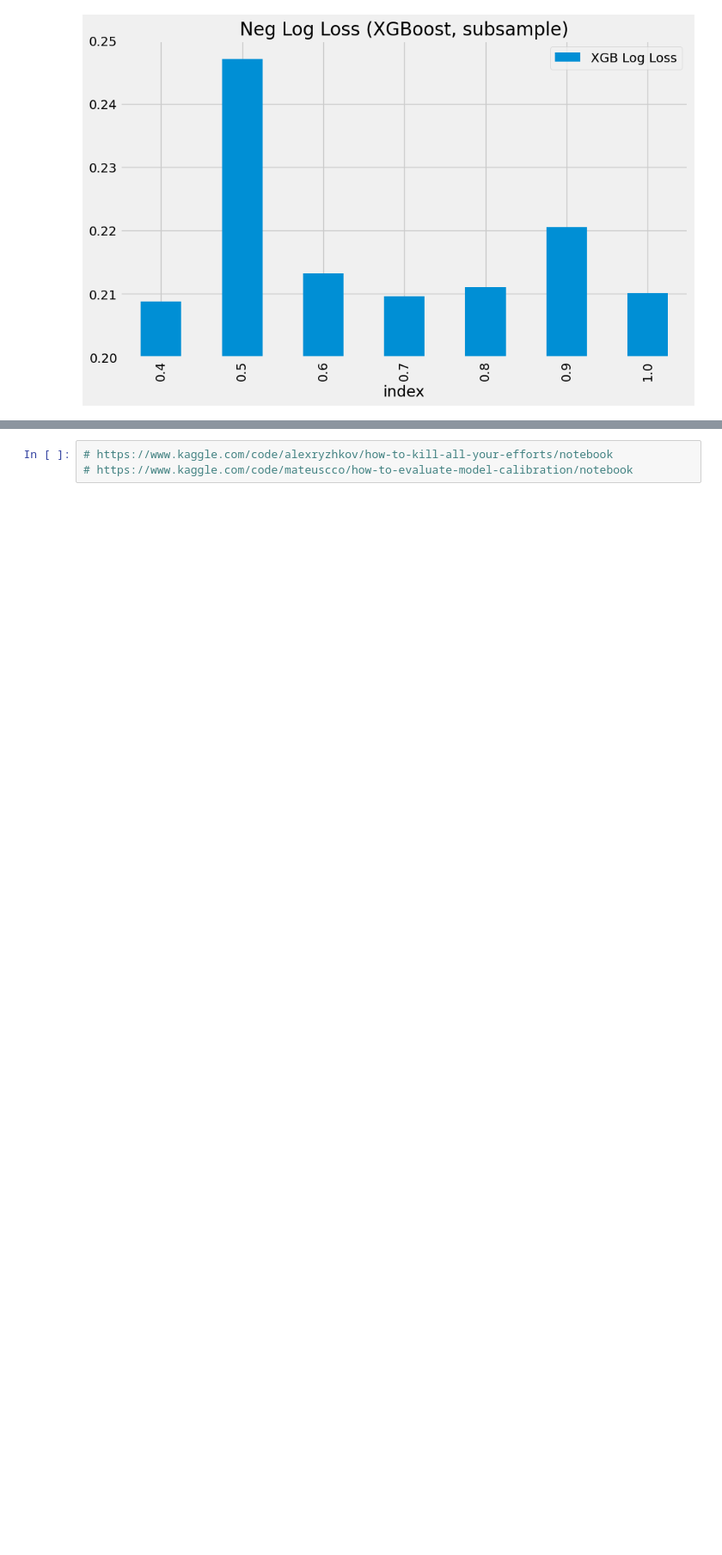
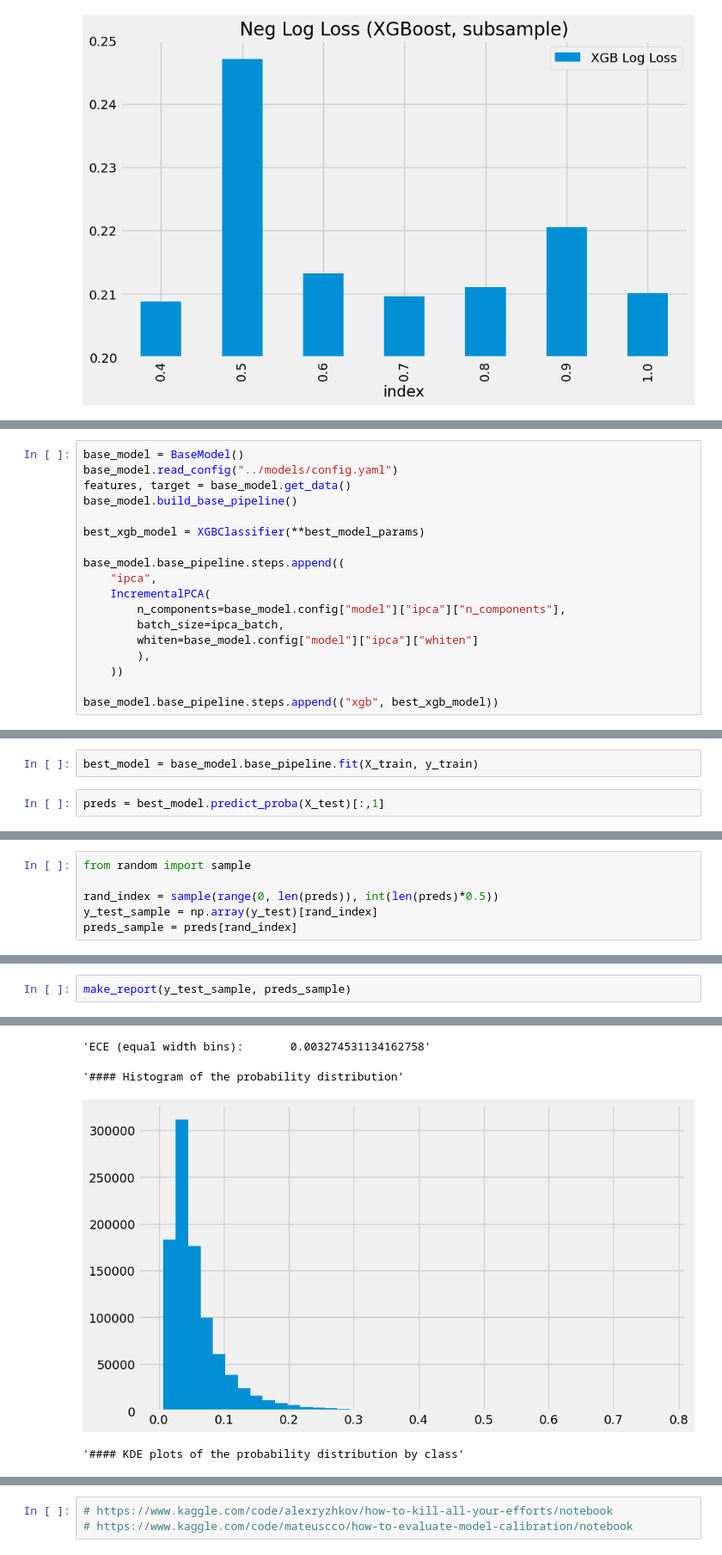
Before and after one commit to donelianc/my-kaggle-tools, a Jupyter notebook: competitions/tabular-playground-series-oct-2022/notebooks/0.0-ic-hyperparam-random-search.ipynb, the cells around one changed output, grey strips where cells are left out. Shown at 86% size. Drawn from its saved outputs; the diff is of its cells as text; blank space fills up the shorter version.

Commit message:
Train best model after hyperparametrization

```diff
--- a/competitions/tabular-playground-series-oct-2022/notebooks/0.0-ic-hyperparam-random-search.ipynb
+++ b/competitions/tabular-playground-series-oct-2022/notebooks/0.0-ic-hyperparam-random-search.ipynb
@@ -275,0 +286,18 @@ rnd_grid_search.best_score_
+# %%
+base_model = BaseModel()
+base_model.read_config("../models/config.yaml")
+features, target = base_model.get_data()
+base_model.build_base_pipeline()
+
+best_xgb_model = XGBClassifier(**best_model_params)
+
+base_model.base_pipeline.steps.append((
+    "ipca",
+    IncrementalPCA(
+        n_components=base_model.config["model"]["ipca"]["n_components"],
+        batch_size=ipca_batch,
+        whiten=base_model.config["model"]["ipca"]["whiten"]
+        ),
+    ))
+
+base_model.base_pipeline.steps.append(("xgb", best_xgb_model))
@@ -275,0 +324,4 @@ rnd_grid_search.best_score_
+# %%
+best_model = base_model.base_pipeline.fit(X_train, y_train)
+# %%
+preds = best_model.predict_proba(X_test)[:,1]
@@ -275,0 +332,6 @@ rnd_grid_search.best_score_
+# %%
+from random import sample
+
+rand_index = sample(range(0, len(preds)), int(len(preds)*0.5))
+y_test_sample = np.array(y_test)[rand_index]
+preds_sample = preds[rand_index]
@@ -275,0 +413,3 @@ rnd_grid_search.best_score_
+# %%
+make_report(y_test_sample, preds_sample)
+# %% [output]
@@ -275,0 +420,4 @@ rnd_grid_search.best_score_
+'ECE (equal width bins):       0.003274531134162758'
+'#### Histogram of the probability distribution'
+[figure, added]
+'#### KDE plots of the probability distribution by class'
```
Also changed, not shown: parts of 9 cells of this notebook.
